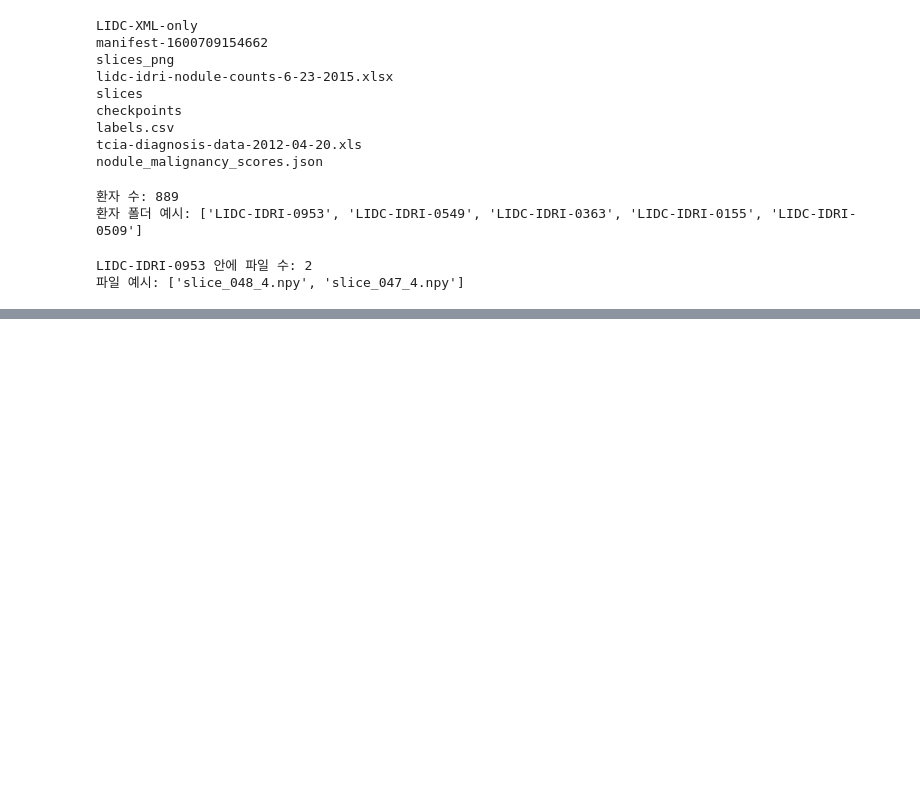
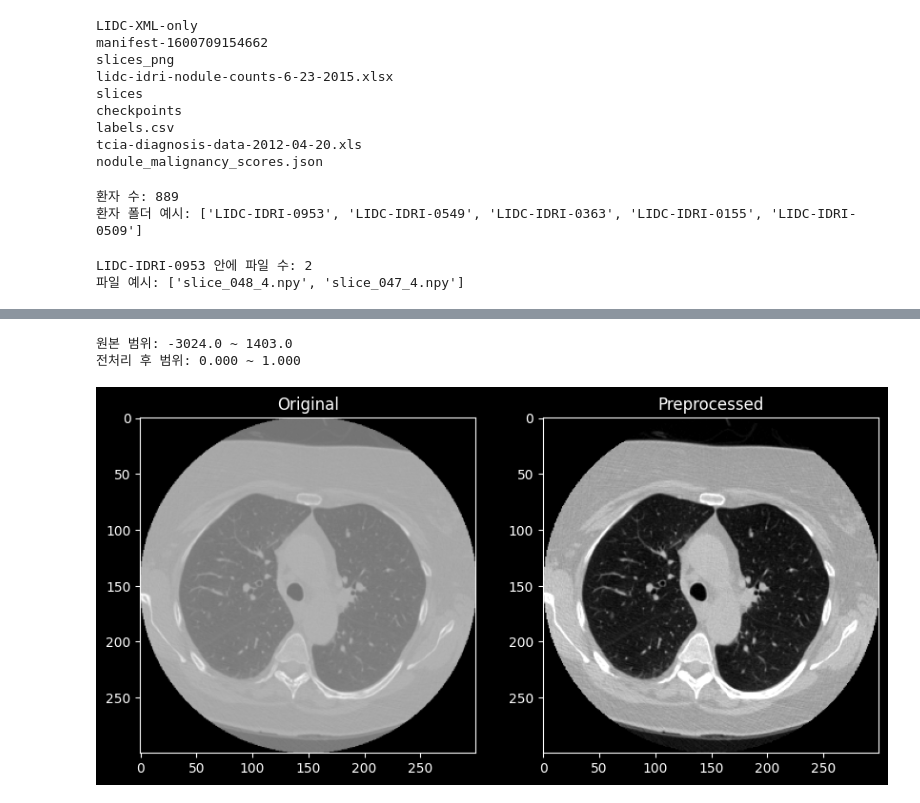
Before and after one commit to kms7625/project2_Lung-cancer, a Jupyter notebook: data_explore.ipynb, the cells around one changed output, grey strips where cells are left out. Saved outputs shown, nothing was run; the diff lists cells and outputs as text; code cells hidden in the pictures; blank space fills up the shorter version.

```diff
--- a/data_explore.ipynb
+++ b/data_explore.ipynb
@@ -36,0 +93,28 @@ LIDC-IDRI-0953 안에 파일 수: 2
+# %%
+# 이미지 전처리 확인
+# [목적] HU 클리핑(-1000~400)과 0~1 정규화 적용 전후를 시각적으로 비교한다.
+# 전처리 후 결절이 더 잘 보이는지 확인하는 단계.
+
+import numpy as np
+import matplotlib.pyplot as plt
+
+# HU 클리핑 + 정규화 확인
+img = np.load('/home/kms/resnet_project/lidc-idri/slices/LIDC-IDRI-0953/slice_048_4.npy')
+
+# 전처리
+img_clipped = np.clip(img, -1000, 400)
+img_norm = (img_clipped - (-1000)) / (400 - (-1000))  # 0~1 정규화
+
+print(f'원본 범위: {img.min():.1f} ~ {img.max():.1f}')
+print(f'전처리 후 범위: {img_norm.min():.3f} ~ {img_norm.max():.3f}')
+
+fig, axes = plt.subplots(1, 2, figsize=(10, 5))
+axes[0].imshow(img, cmap='gray')
+axes[0].set_title('Original')
+axes[1].imshow(img_norm, cmap='gray')
+axes[1].set_title('Preprocessed')
+plt.show()
+# %% [output]
+원본 범위: -3024.0 ~ 1403.0
+전처리 후 범위: 0.000 ~ 1.000
+[figure, added]
```
Also changed, not shown: parts of 21 cells of this notebook.
